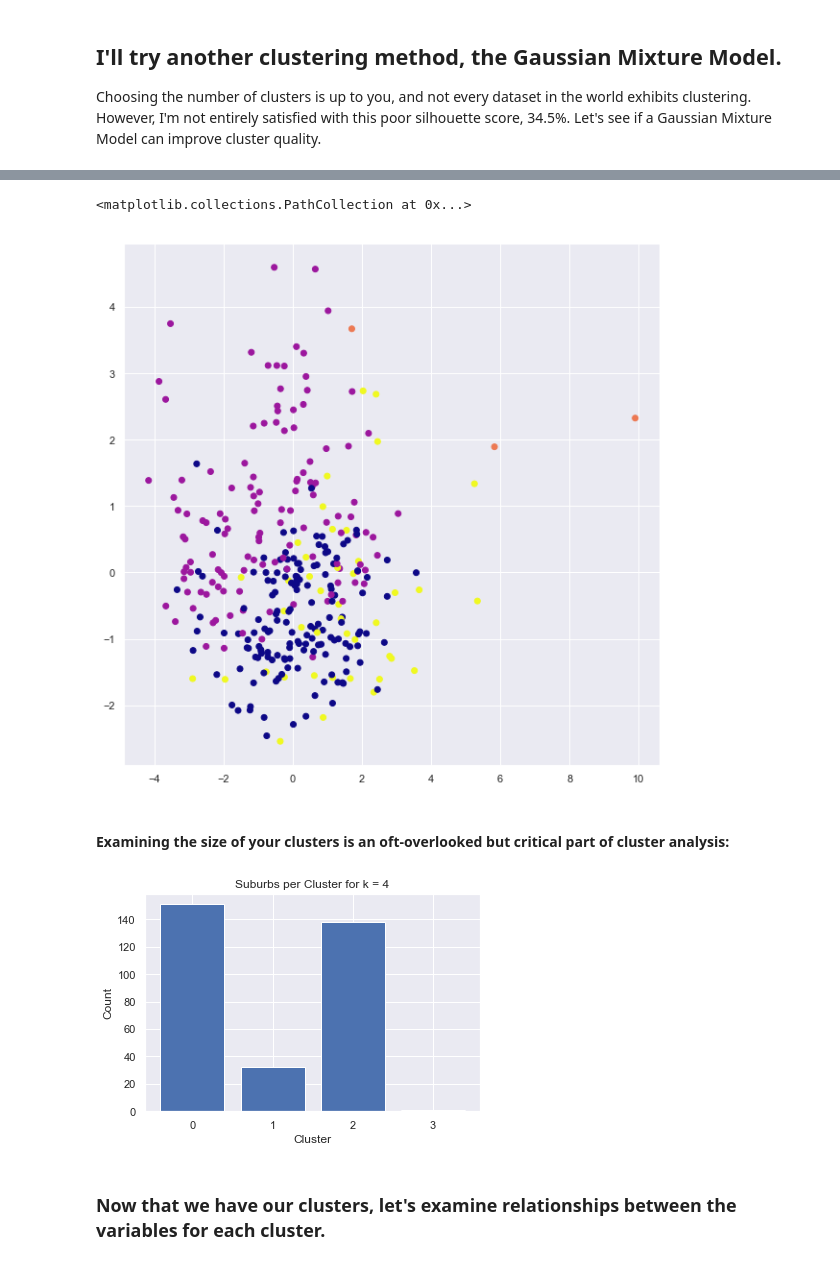
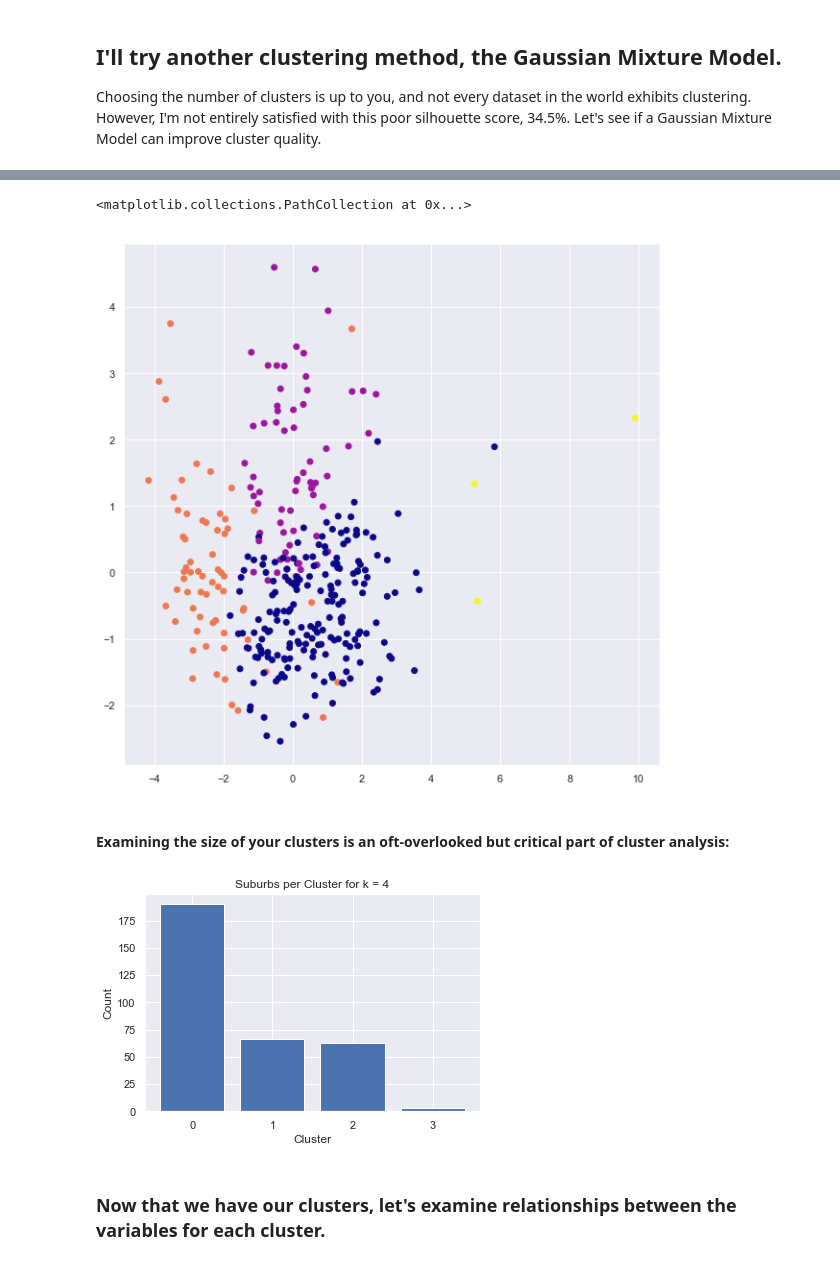
Before and after one commit to drewlehe/Capstone, a Jupyter notebook: Melbourne PCA, GMM Clustering and Classification of Suburbs.ipynb, the cells around one changed output, grey strips where cells are left out. Cells and saved outputs as stored; diff of their text form; code cells hidden in the pictures.

```diff
--- a/Melbourne PCA, GMM Clustering and Classification of Suburbs.ipynb
+++ b/Melbourne PCA, GMM Clustering and Classification of Suburbs.ipynb
@@ -425,12 +453,12 @@ labels = gmm.predict(data)
 # %%
-gmm = GMM(n_components=4, random_state=1).fit(data)
-labels = gmm.predict(data)
+gmm = GMM(n_components=4, random_state=1).fit(Z)
+labels = gmm.predict(Z)
 data['cluster'] = pd.Series(labels)
 plt.figure(figsize=(10,10))
 plt.scatter(reduced_data['Dimension 1'],reduced_data['Dimension 2'], c=labels, cmap='plasma')
 # %% [output]
 <matplotlib.collections.PathCollection at 0x...>
-[figure, old version]
+[figure, new version]
 # %% [markdown]
 #### Examining the size of your clusters is an oft-overlooked but critical part of cluster analysis:
 # %%
@@ -449,7 +477,7 @@ plt.xticks([0,1,2,3])
 plt.title("Suburbs per Cluster for k = 4")
 plt.show();
 # %% [output]
-[figure, old version]
+[figure, new version]
 # %% [markdown]
 ### Now that we have our clusters, let's examine relationships between the variables for each cluster.
 # %%
```
Also changed, not shown: parts of 20 cells of this notebook.
